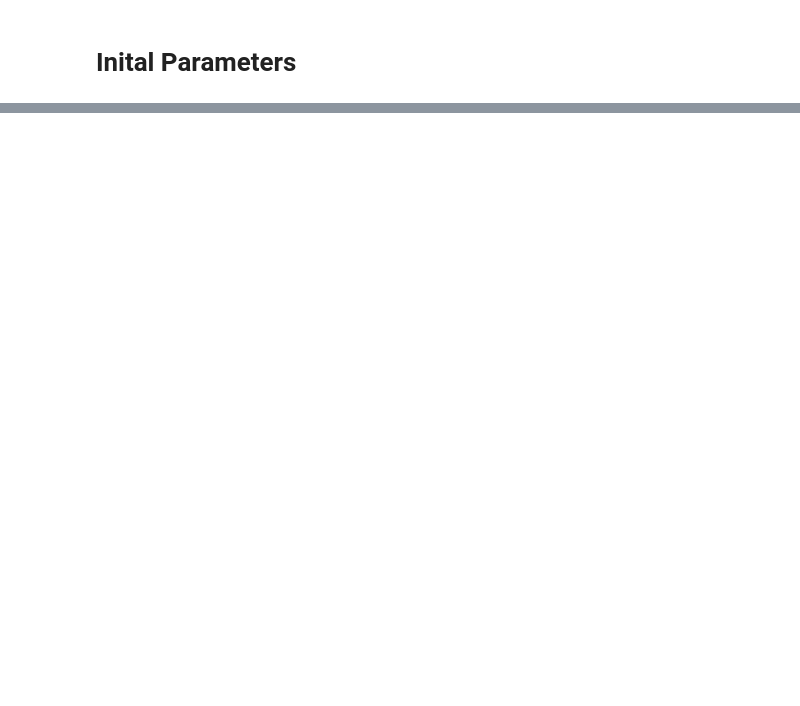
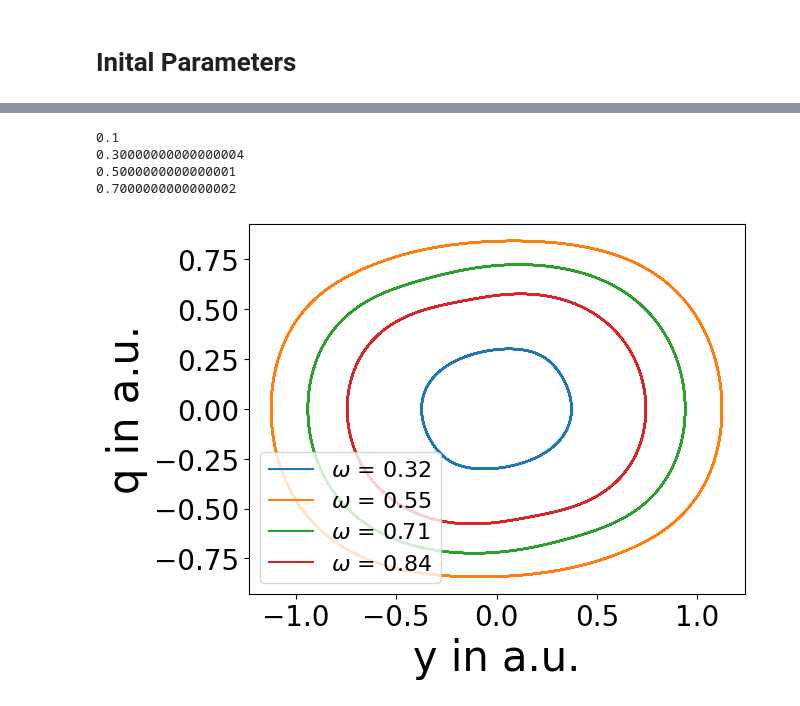
Before and after one commit to huyenanh-nguyen/daniel_model, a Jupyter notebook: ODE/hysterese.ipynb, the cells around one changed output, grey strips where cells are left out. Cells and saved outputs as stored; diff of their text form; code cells hidden in the pictures; blank space fills up the shorter version.

```diff
--- a/ODE/hysterese.ipynb
+++ b/ODE/hysterese.ipynb
@@ -73,0 +115,22 @@ plt.show()
+# %%
+par0 = 0.3, 0.3, 0.3, 0.3
+for j in np.arange(0.1, 0.8, 0.2):
+    sol = OnesidedCoupling(par0, t, keep, k, mu, gamma, j, beta).duffvdpsolver()
+    print(j)
+    par0 = sol[-1]
+    ysol = sol[-keep:, 1]
+    qsol = sol[-keep:, 3]
+    plt.plot(ysol,qsol, label = "$\\omega$ = " + str(round(np.sqrt(j), 2)))
+
+plt.xlabel("y in a.u.",fontsize = 30)
+plt.ylabel("q in a.u.",fontsize = 30)
+plt.legend(fontsize = 16)
+plt.xticks(fontsize = 20)
+plt.yticks(fontsize = 20)
+plt.show()
+# %% [output]
+0.1
+0.30000000000000004
+0.5000000000000001
+0.7000000000000002
+[figure, added]
```
Also changed, not shown: parts of 20 cells of this notebook, 4 other files.
